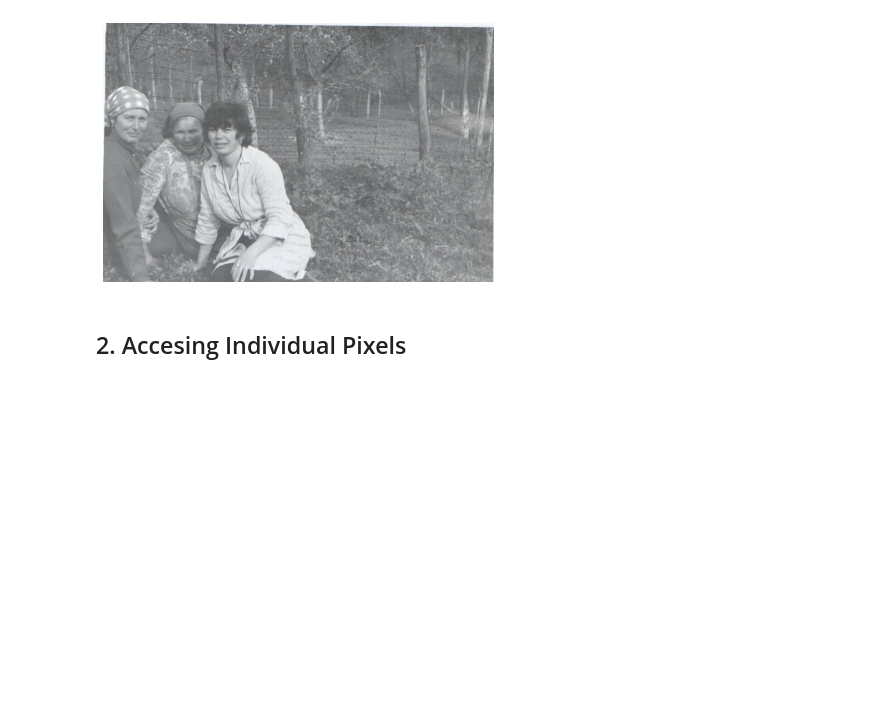
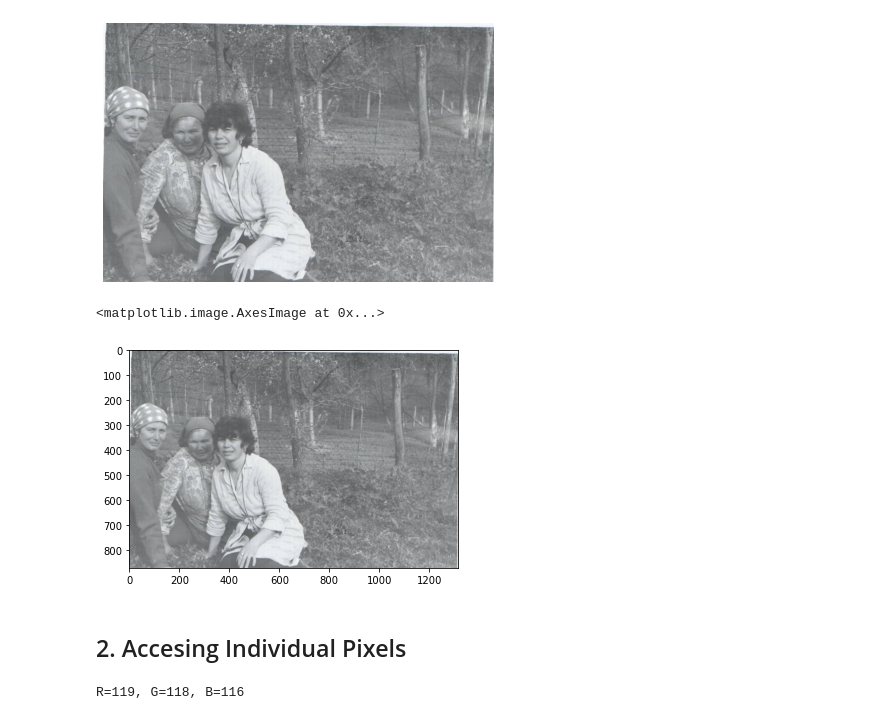
Before and after one commit to simsisim/sims-pyimage, a Jupyter notebook: _notebooks/2020-12-22-Day2-OpenCVTutorial.ipynb, the cells around one changed output. Saved outputs shown, nothing was run; the diff lists cells and outputs as text; code cells hidden in the pictures; blank space fills up the shorter version.

```diff
--- a/_notebooks/2020-12-22-Day2-OpenCVTutorial.ipynb
+++ b/_notebooks/2020-12-22-Day2-OpenCVTutorial.ipynb
@@ -29,7 +29,7 @@ args = vars(ap.parse_args([])) #for *.py use args = vars(ap.parse_args())
 # %% [markdown]
 ## 1. Load / Display images
 # %%
-image = cv2.imread(args["image"])
+image = cv2.imread("images/face_detection05.jpg")#imread(args["image"])
 (h, w, c) = image.shape
 for i in range(1):
     fig = plt.figure("My Image", figsize = (7, 5))
@@ -45,3 +42,11 @@ cv2.waitKey(0)
+# %%
+#cv2.imshow crashes jupyter notebook, but works fine on *.py files. Thefore I switch to using plt.imshow()
+#cv2.imshow("Image", image)
+#cv2.waitKey(0)
+plt.imshow(image)
+# %% [output]
+<matplotlib.image.AxesImage at 0x...>
+[figure, added]
 # %% [markdown]
 ## 2. Accesing Individual Pixels
 # %%
@@ -49,3 +54,5 @@ cv2.waitKey(0)
 # OpenCV stores images in BGR order rather than RGB
 (B, G, R) = image[100, 50]
 print("R={}, G={}, B={}".format(R, G, B))
+# %% [output]
+R=119, G=118, B=116
```
Also changed, not shown: parts of 21 cells of this notebook.
